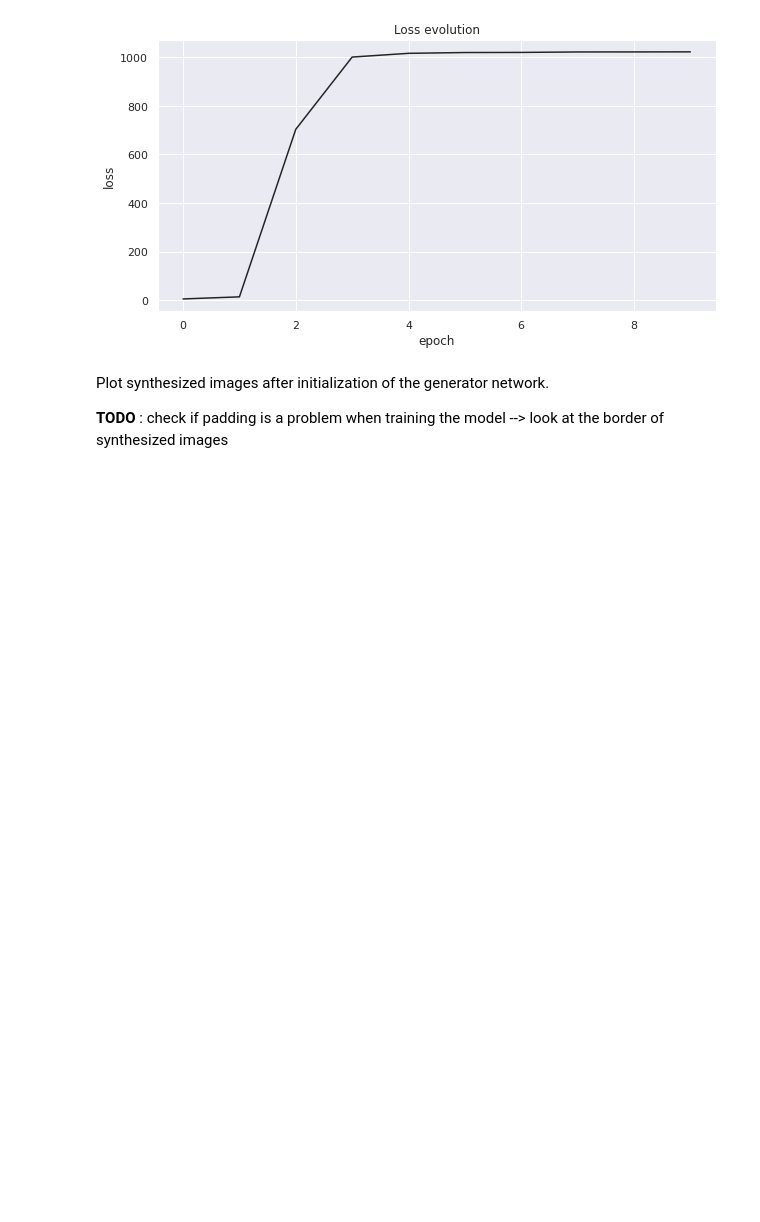
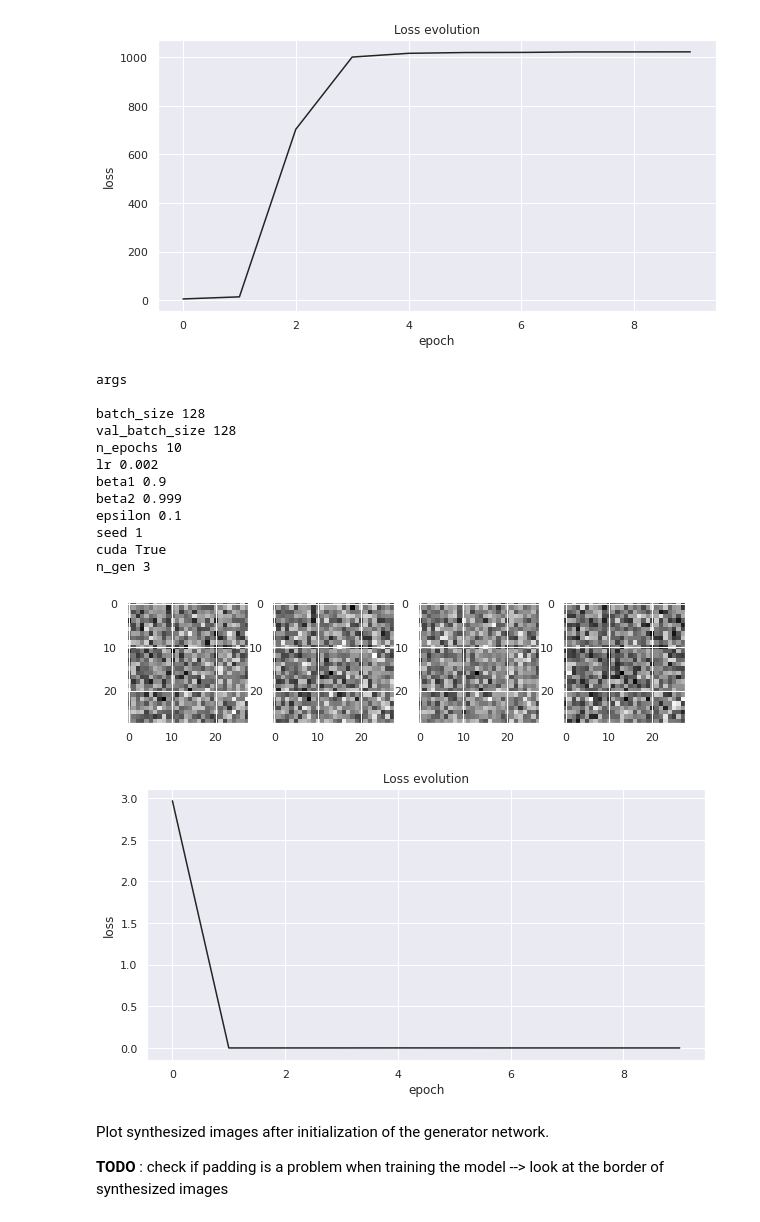
Before and after one commit to philomenec/Optimal-Transport, a Jupyter notebook: OTGAN.ipynb, the cells around one changed output. Drawn from its saved outputs; the diff is of its cells as text; code cells hidden in the pictures; blank space fills up the shorter version.

```diff
--- a/OTGAN.ipynb
+++ b/OTGAN.ipynb
@@ -46,6 +58,9 @@ args['beta1']= 0.5
 args['beta2']= 0.999
 
 
+#entropy regularization
+args['epsilon'] = 0.1
+
 args['seed']=1 #random seed
 args['cuda']=True if torch.cuda.is_available() else False
 device = "cuda" if args['cuda']==True else "cpu"
@@ -466,7 +496,7 @@ class Generator(nn.Module):
       x = F.leaky_relu(self.fc3(x), 0.2)
       x = self.dropout(x)
       # 5
-      out = F.tanh(self.fc4(x))
+      out = torch.tanh(self.fc4(x))
       return out
 # %%
 generator = Generator()
@@ -731,3 +764,10 @@ def sinkhorn_distance(C, epsilon=500, max_iters=500, a = "default", b = "default
     #     M = np.diag(u).dot(K).dot(np.diag(v))
         M = torch.matmul(torch.matmul(torch.diag(u),K.double()),torch.diag(v))
         return torch.sum(M*C)
+# %%
+#check our function
+C = torch.randn(3,3)
+a = torch.ones(3)/3
+b = torch.ones (3)/3
+print('value of POT package', ot.sinkhorn2(a,b,C,reg=1))
+print('value of Pytorch function', sinkhorn_distance(C, epsilon=1, device='cpu'))
@@ -1181,9 +1237,10 @@ best so far  False
 [interactive output not drawn]
 ... (109 outputs left out)
 # %%
-args["n_gen"]=6
+args["n_gen"]=3
 args["lr"]=0.002
-print(args)
-trained_model = training_loop(args=args, verbose=False, warm_start=True,
-                              checkpoint_name='checkpoint_otgan_v9',plot_digit=True)
+args['beta1'] = 0.9
+args['n_epochs'] = 10
+trained_model = training_loop(args=args, verbose=False, warm_start=False,
+                              checkpoint_name='checkpoint_otgan_v13',plot_digit=True)
 # %% [output]
@@ -1468,6 +1467,24 @@ cuda True
 n_gen 2
 [figure]
 [figure]
+# %%
+checkpoint_path = path + 'checkpoint_otgan_v12_generator.pt'
+plot_gen_images(checkpoint_path, generator=Generator(), plot_history=True)
+# %% [output]
+args
+
+batch_size 128
+val_batch_size 128
+n_epochs 10
+lr 0.002
+beta1 0.9
+beta2 0.999
+epsilon 0.1
+seed 1
+cuda True
+n_gen 3
+[figure, added]
+[figure, added]
 # %%
 
 # class NoiseDB(VisionDataset):
```
Also changed, not shown: parts of 11 cells of this notebook.
